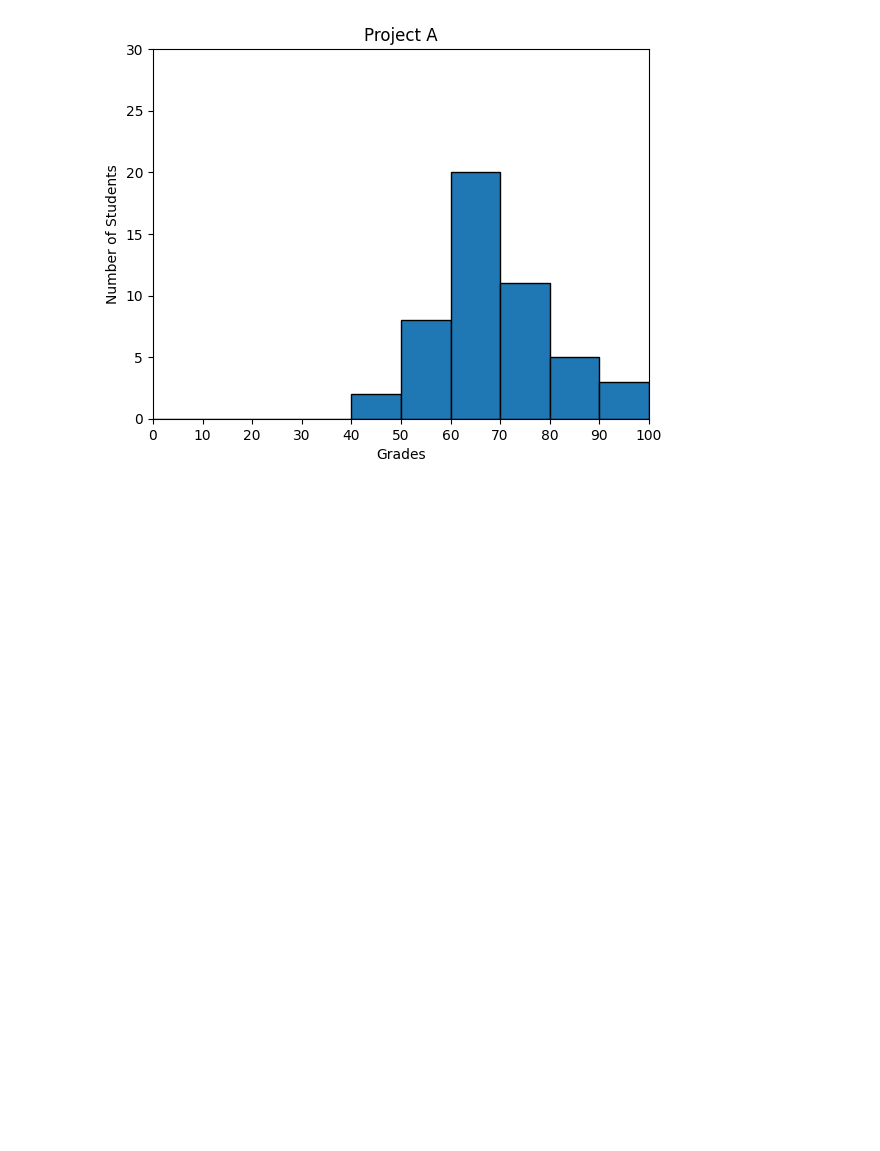
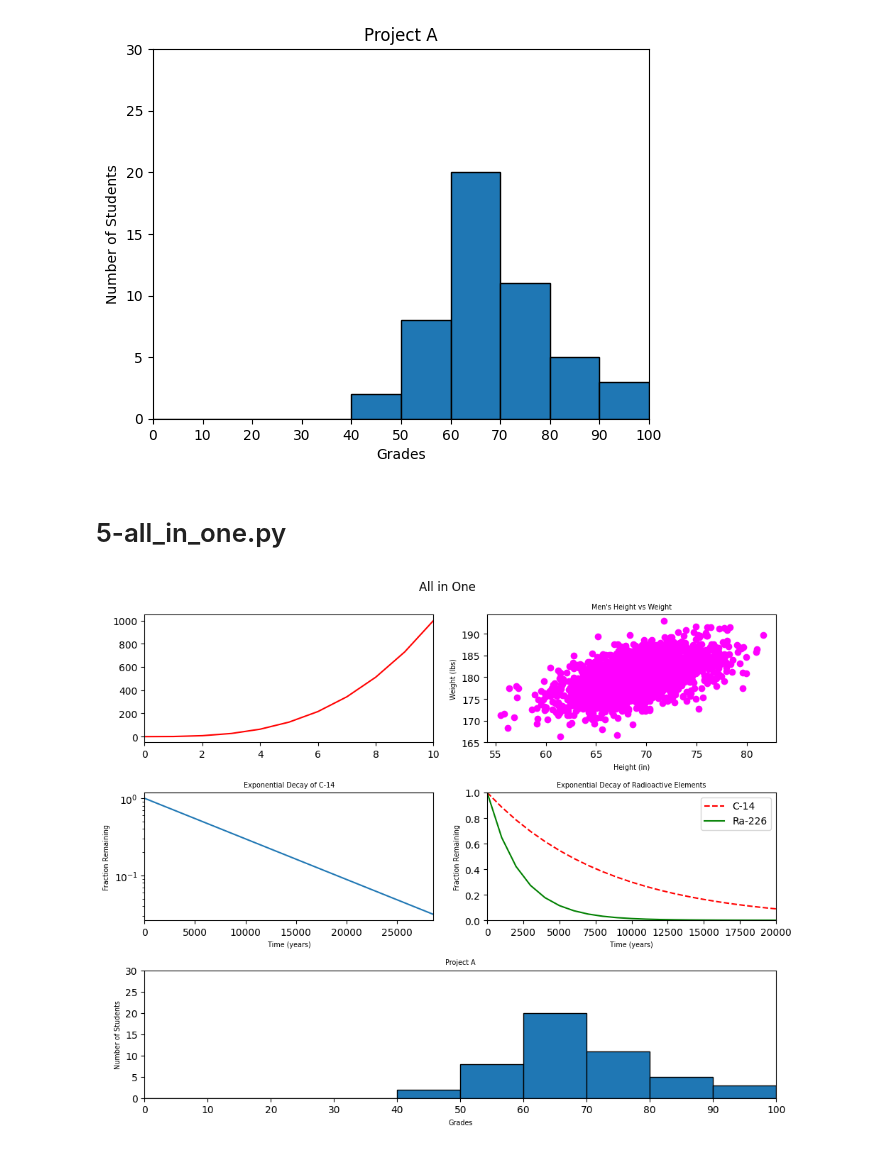
Before and after one commit to JCox924/atlas-machine_learning, a Jupyter notebook: math/plotting/test.ipynb, the cells around one changed output. Drawn from its saved outputs; the diff is of its cells as text; code cells hidden in the pictures; blank space fills up the shorter version.

```diff
--- a/math/plotting/test.ipynb
+++ b/math/plotting/test.ipynb
@@ -124,3 +124,82 @@ def frequency():
 frequency()
 # %% [output]
 [figure]
+# %% [markdown]
+# 5-all_in_one.py
+# %%
+import numpy as np
+import matplotlib.pyplot as plt
+
+def all_in_one():
+
+    y0 = np.arange(0, 11) ** 3
+
+    mean = [69, 0]
+    cov = [[15, 8], [8, 15]]
+    np.random.seed(5)
+    x1, y1 = np.random.multivariate_normal(mean, cov, 2000).T
+    y1 += 180
+
+    x2 = np.arange(0, 28651, 5730)
+    r2 = np.log(0.5)
+    t2 = 5730
+    y2 = np.exp((r2 / t2) * x2)
+
+    x3 = np.arange(0, 21000, 1000)
+    r3 = np.log(0.5)
+    t31 = 5730
+    t32 = 1600
+    y31 = np.exp((r3 / t31) * x3)
+    y32 = np.exp((r3 / t32) * x3)
+
+    np.random.seed(5)
+    student_grades = np.random.normal(68, 15, 50)
+
+    plt.figure(figsize=(10, 8))
+    plt.suptitle('All in One')
+    plt.subplot2grid((3, 2), (0, 0))
+    x = np.arange(0, 11)
+    plt.plot(x, y0, color='#FF0000')
+    plt.xlim(0, 10)
+
+    plt.subplot2grid((3, 2), (0, 1))
+    plt.scatter(x1, y1, color='#FF00FF')
+    plt.title("Men's Height vs Weight", fontsize='x-small')
+    plt.xlabel('Height (in)', fontsize='x-small')
+    plt.ylabel('Weight (lbs)', fontsize='x-small')
+
+    plt.subplot2grid((3, 2), (1, 0))
+    plt.plot(x2, y2, ls='-', label='C-14')
+    plt.xlim(0, 28650)
+    plt.yscale('log')
+    plt.title('Exponential Decay of C-14', fontsize='x-small')
+    plt.xlabel('Time (years)', fontsize='x-small')
+    plt.ylabel('Fraction Remaining', fontsize='x-small')
+
+    plt.subplot2grid((3, 2), (1, 1))
+    plt.title('Exponential Decay of Radioactive Elements', fontsize='x-small')
+    plt.xlabel('Time (years)', fontsize='x-small')
+    plt.ylabel('Fraction Remaining', fontsize='x-small')
+    plt.xlim(0, 20000)
+    plt.ylim(0, 1)
+    line1, = plt.plot(x3, y31, 'r--', label='C-14')
+    line2, = plt.plot(x3, y32, 'g-', label='Ra-226')
+    plt.legend(handles=[line1, line2], loc=1)
+
+    plt.subplot2grid((3, 2), (2, 0), colspan=2)
+    plt.hist(student_grades, bins=range(0, 101, 10), edgecolor='k')
+    plt.title("Project A", fontsize='x-small')
+    plt.xlabel('Grades', fontsize='x-small')
+    plt.ylabel('Number of Students', fontsize='x-small')
+    plt.xlim(0, 100)
+    plt.ylim(0, 30)
+    max_y = plt.gca().get_ylim()[1]
+    plt.yticks(np.arange(0, max_y + 1, 5))
+    plt.xticks(np.arange(0, 101, 10))
+
+    plt.tight_layout()
+    plt.show()
+
+all_in_one()
+# %% [output]
+[figure, added]
```
Also changed, not shown: 1 other file.
